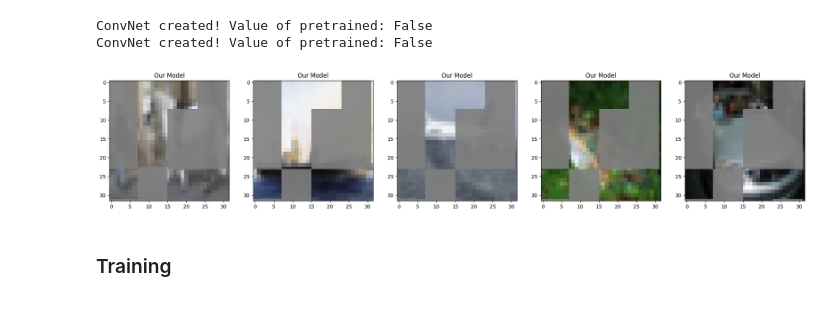
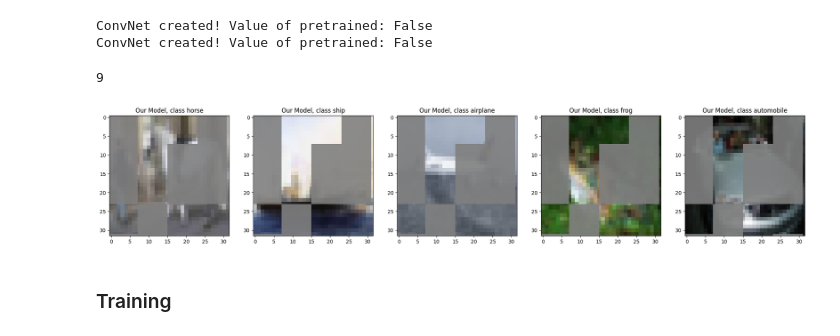
Before and after one commit to GasalBanglia/Bio-AgentViT, a Jupyter notebook: secondary_experiments.ipynb, the cells around one changed output. Cells and saved outputs as stored; diff of their text form; code cells hidden in the pictures.

```diff
--- a/secondary_experiments.ipynb
+++ b/secondary_experiments.ipynb
@@ -281,7 +280,7 @@ eps_end = 0.01
 eps = eps_start
 eps_decay = 20000
 
-lr = 0.01
+lr = 0.1
 
 tau = 0.1
 update_every = 2
@@ -436,32 +435,35 @@ ConvNet created! Value of pretrained: False
 # %%
 ## Visualize the patch selection and attention scores for the untrained models.
 ## Use functions defined in viz.py
 # Select a random set of 5 images from the dataset
 num_images = 5
 random_indices = np.random.choice(len(trainset_pure), num_images, replace=False)
 random_images = [trainset_pure[i][0] for i in random_indices]
+print(trainset_pure[2][1])
+random_classes = [classes[trainset_pure[i][1]] for i in random_indices]
 
 
 
 half_norm_transform = transforms.Compose(
     [transforms.Resize((img_size // 2, img_size // 2)),
     transforms.Normalize(mean=TinyImageNet.mean, std=TinyImageNet.std)]
     )
 
 # # Visualize the patch selection and attention scores
 # for img in random_images:
 #     if dataset_idx == 0:
 #         input_img = half_norm_transform(img)
 #     elif dataset_idx == 1:
 #         input_img = transforms.ToTensor()(img)
 #         img = transforms.ToTensor()(img)
 #     visualize_selected_patches(img, input_img, ourModel.agent, device_our)
 #     # visualize_attention_scores(img, model.ViTnet, device)
 
 random_images = [transforms.ToTensor()(img) for img in random_images]
-visualize_selected_patches_multiple_images(random_images, random_images, ourModel.agent, device_our, titles=["Our Model" for _ in range(num_images)])
+visualize_selected_patches_multiple_images(random_images, random_images, ourModel.agent, device_our, titles=["Our Model, class " + str(random_classes[i]) for i in range(num_images)])
 # %% [output]
+9
-[figure, old version]
+[figure, new version]
 # %% [markdown]
 ### Training
 # %%
```
Also changed, not shown: parts of 6 cells of this notebook.
